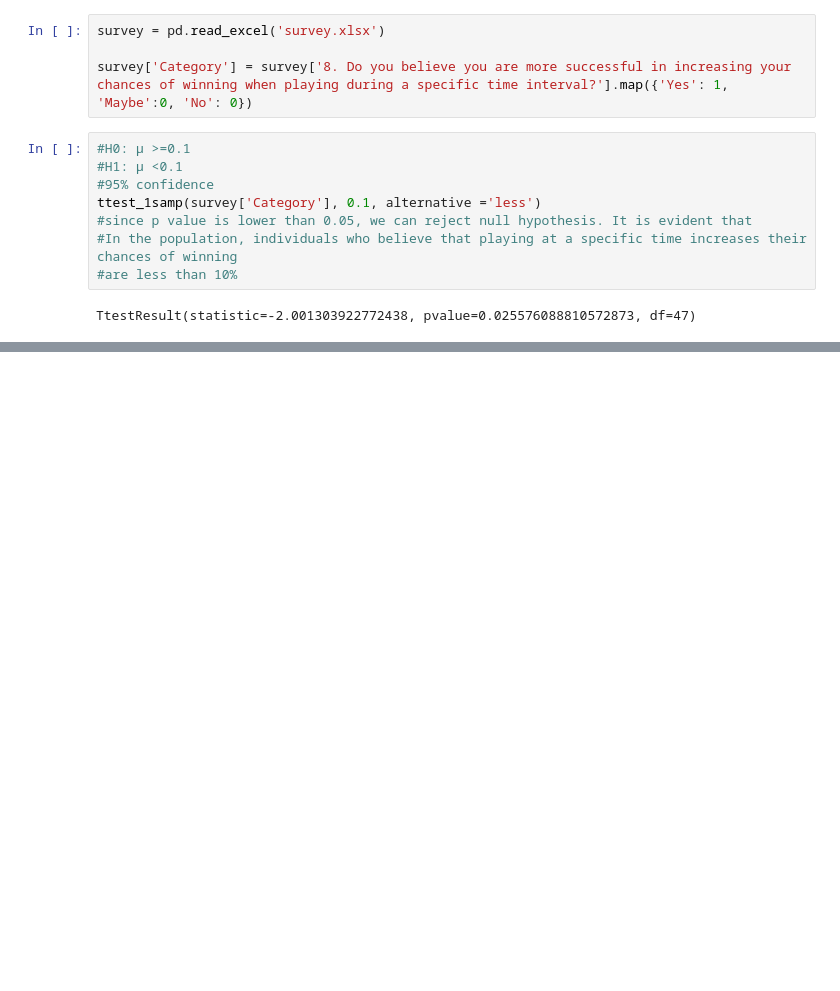
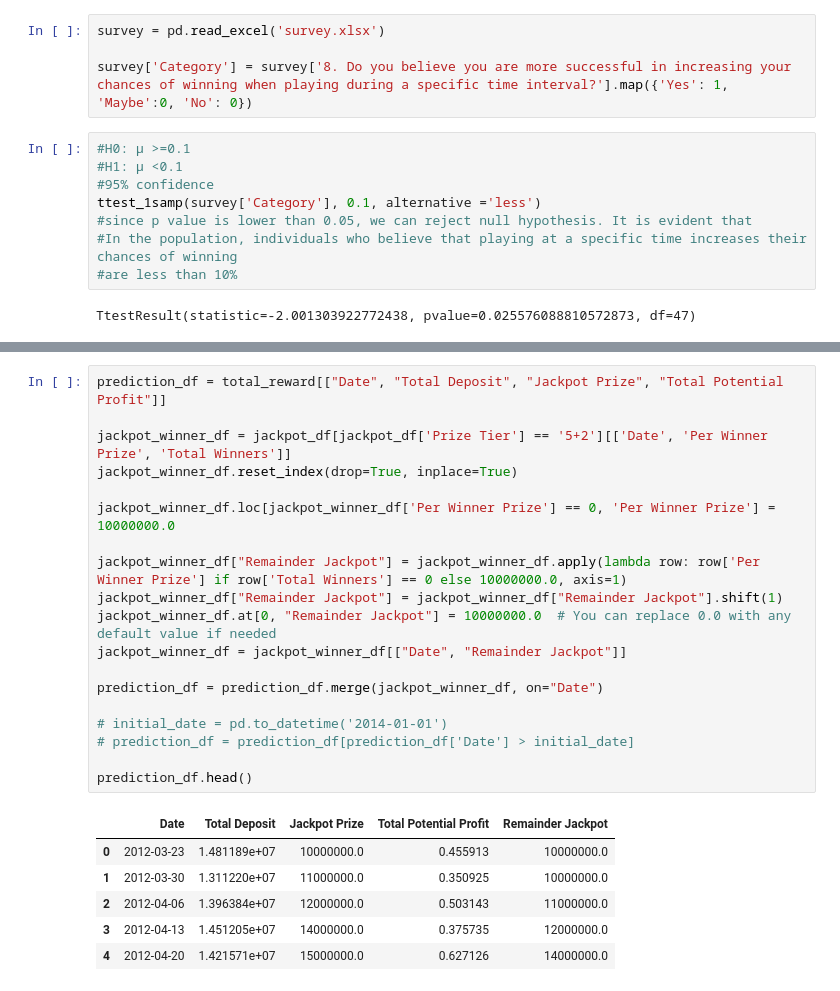
Before and after one commit to berna-ozer/Mid-Project-EuroJackpot-Prediction, a Jupyter notebook: eurojackpot.ipynb, the cells around one changed output, grey strips where cells are left out. Cells and saved outputs as stored; diff of their text form; blank space fills up the shorter version.

Commit message:
Predictions added

```diff
--- a/eurojackpot.ipynb
+++ b/eurojackpot.ipynb
@@ -656,0 +601,26 @@ See the caveats in the documentation: https://pandas.pydata.org/pandas-docs/stab
+# %%
+prediction_df = total_reward[["Date", "Total Deposit", "Jackpot Prize", "Total Potential Profit"]]
+
+jackpot_winner_df = jackpot_df[jackpot_df['Prize Tier'] == '5+2'][['Date', 'Per Winner Prize', 'Total Winners']]
+jackpot_winner_df.reset_index(drop=True, inplace=True)
+
+jackpot_winner_df.loc[jackpot_winner_df['Per Winner Prize'] == 0, 'Per Winner Prize'] = 10000000.0
+
+jackpot_winner_df["Remainder Jackpot"] = jackpot_winner_df.apply(lambda row: row['Per Winner Prize'] if row['Total Winners'] == 0 else 10000000.0, axis=1)
+jackpot_winner_df["Remainder Jackpot"] = jackpot_winner_df["Remainder Jackpot"].shift(1)
+jackpot_winner_df.at[0, "Remainder Jackpot"] = 10000000.0  # You can replace 0.0 with any default value if needed
+jackpot_winner_df = jackpot_winner_df[["Date", "Remainder Jackpot"]]
+
+prediction_df = prediction_df.merge(jackpot_winner_df, on="Date")
+
+# initial_date = pd.to_datetime('2014-01-01')
+# prediction_df = prediction_df[prediction_df['Date'] > initial_date]
+
+prediction_df.head()
+# %% [output]
+|  | Date | Total Deposit | Jackpot Prize | Total Potential Profit | Remainder Jackpot |
+| 0 | 2012-03-23 | 1.481189e+07 | 10000000.0 | 0.455913 | 10000000.0 |
+| 1 | 2012-03-30 | 1.311220e+07 | 11000000.0 | 0.350925 | 10000000.0 |
+| 2 | 2012-04-06 | 1.396384e+07 | 12000000.0 | 0.503143 | 11000000.0 |
+| 3 | 2012-04-13 | 1.451205e+07 | 14000000.0 | 0.375735 | 12000000.0 |
+| 4 | 2012-04-20 | 1.421571e+07 | 15000000.0 | 0.627126 | 14000000.0 |
```
Also changed, not shown: parts of 12 cells of this notebook, 3 other files.
